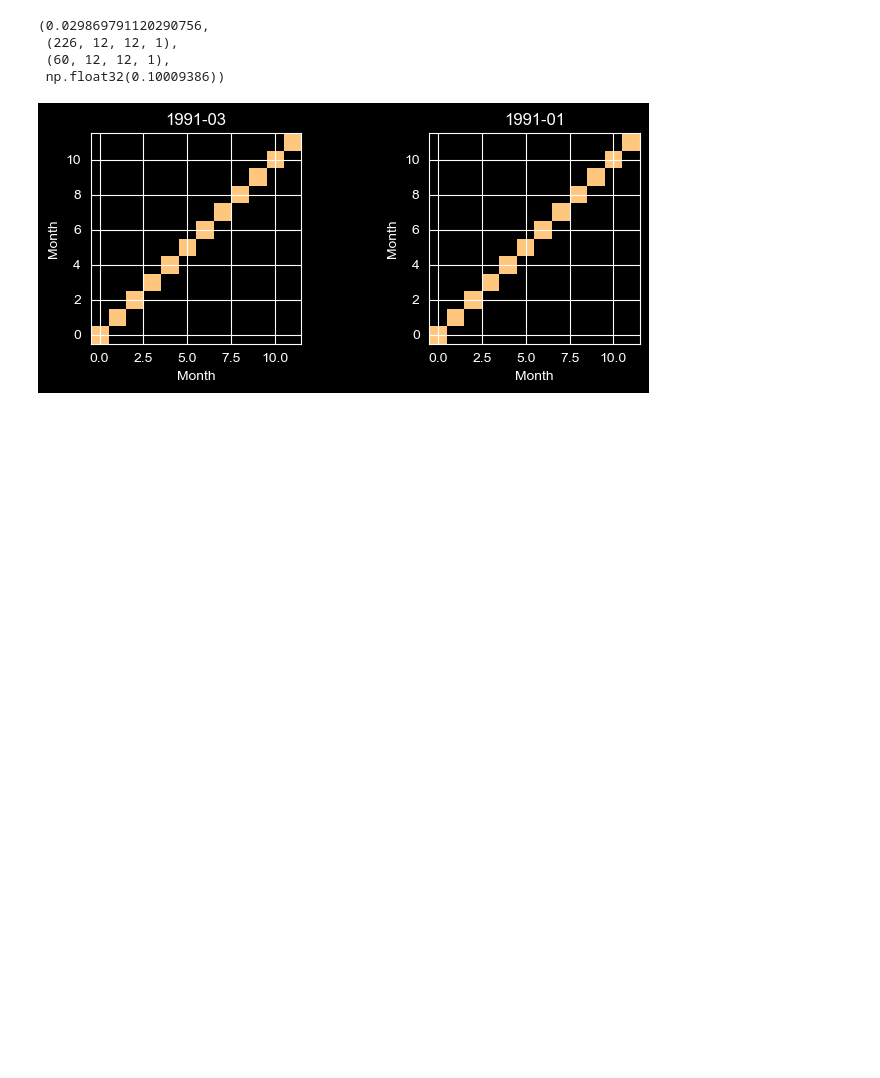
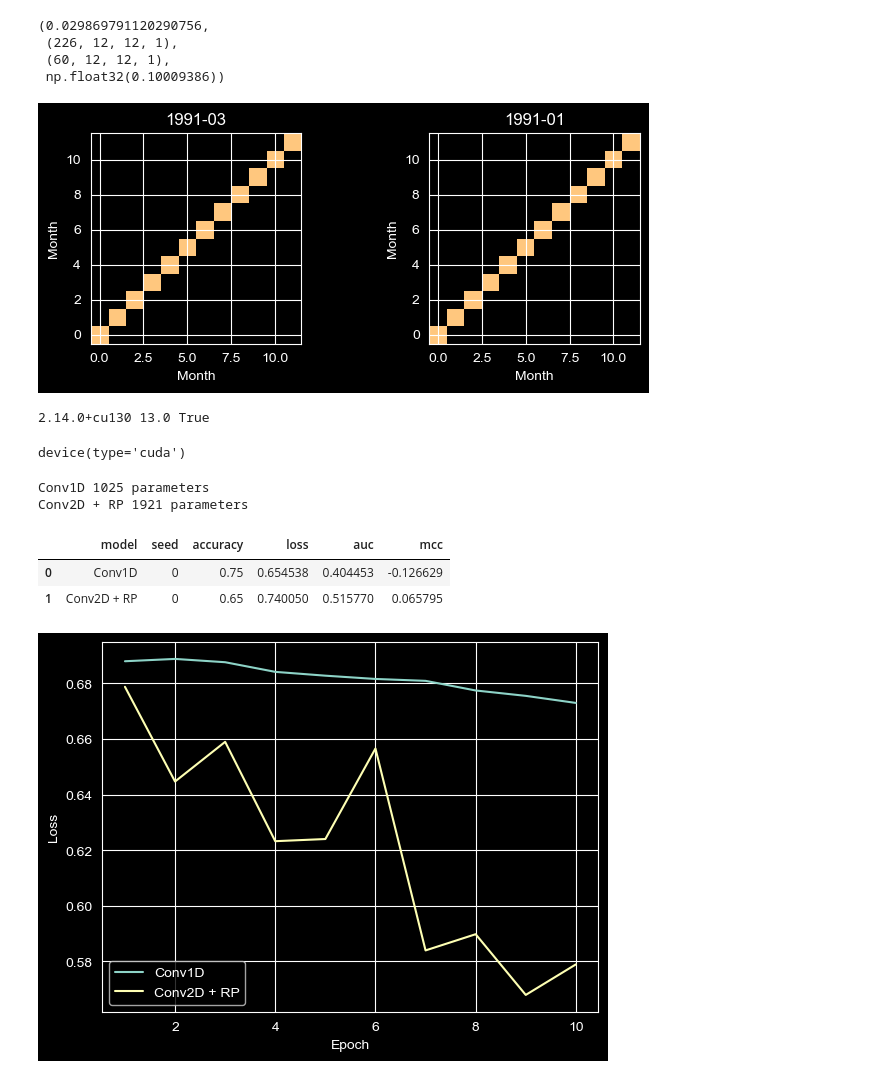
Before and after one commit to Anastasios-Vlachmpeis/Recurrence-Plot-Research, a Jupyter notebook: EucRPRepro.ipynb, the cells around one changed output. Saved outputs shown, nothing was run; the diff lists cells and outputs as text; code cells hidden in the pictures; blank space fills up the shorter version.

Commit message:
models to be trained

```diff
--- a/EucRPRepro.ipynb
+++ b/EucRPRepro.ipynb
@@ -190,3 +190,33 @@ plt.tight_layout()
 plt.show()
 # %% [output]
 [figure]
+# %%
+import torch
+print(torch.__version__, torch.version.cuda, torch.cuda.is_available())
+# %% [output]
+2.14.0+cu130 13.0 True
+# %%
+from torch import nn
+from sklearn.metrics import accuracy_score, log_loss, roc_auc_score, matthews_corrcoef
+from sklearn.model_selection import TimeSeriesSplit
+
+device = torch.device("cuda")
+torch.backends.cudnn.benchmark = False
+device
+# %% [output]
+device(type='cuda')
+# %%
+def build_model(name):
+    if name == "Conv1D":
+        return nn.Sequential(nn.Conv1d(5, 64, 2), nn.ReLU(), nn.MaxPool1d(2),
+                             nn.Flatten(), nn.Linear(64 * 5, 1))
+    if name == "Conv2D + RP":
+        return nn.Sequential(nn.Conv2d(1, 64, 2), nn.ReLU(), nn.MaxPool2d(2),
+                             nn.Flatten(), nn.Linear(64 * 5 * 5, 1))
+    raise ValueError(name)
+
+for name in ["Conv1D", "Conv2D + RP"]:
+    print(name, sum(p.numel() for p in build_model(name).parameters()), "parameters")
+# %% [output]
+Conv1D 1025 parameters
+Conv2D + RP 1921 parameters
@@ -192,0 +260,20 @@ plt.show()
+# %%
+inputs = {"Conv1D": (X_train, X_test), "Conv2D + RP": (RP_train, RP_test)}
+first_runs = {
+    name: fit_once(name, a, y_train, b, y_test, seed=0)
+    for name, (a, b) in inputs.items()
+}
+display(pd.DataFrame([run["metrics"] for run in first_runs.values()]))
+# %% [output]
+|  | model | seed | accuracy | loss | auc | mcc |
+| 0 | Conv1D | 0 | 0.75 | 0.654538 | 0.404453 | -0.126629 |
+| 1 | Conv2D + RP | 0 | 0.65 | 0.740050 | 0.515770 | 0.065795 |
+# %%
+for name, run in first_runs.items():
+    plt.plot(range(1, 11), run["history"], label=name)
+plt.xlabel("Epoch")
+plt.ylabel("Loss")
+plt.legend()
+plt.show()
+# %% [output]
+[figure, added]
```
Also changed, not shown: parts of 2 cells of this notebook.
